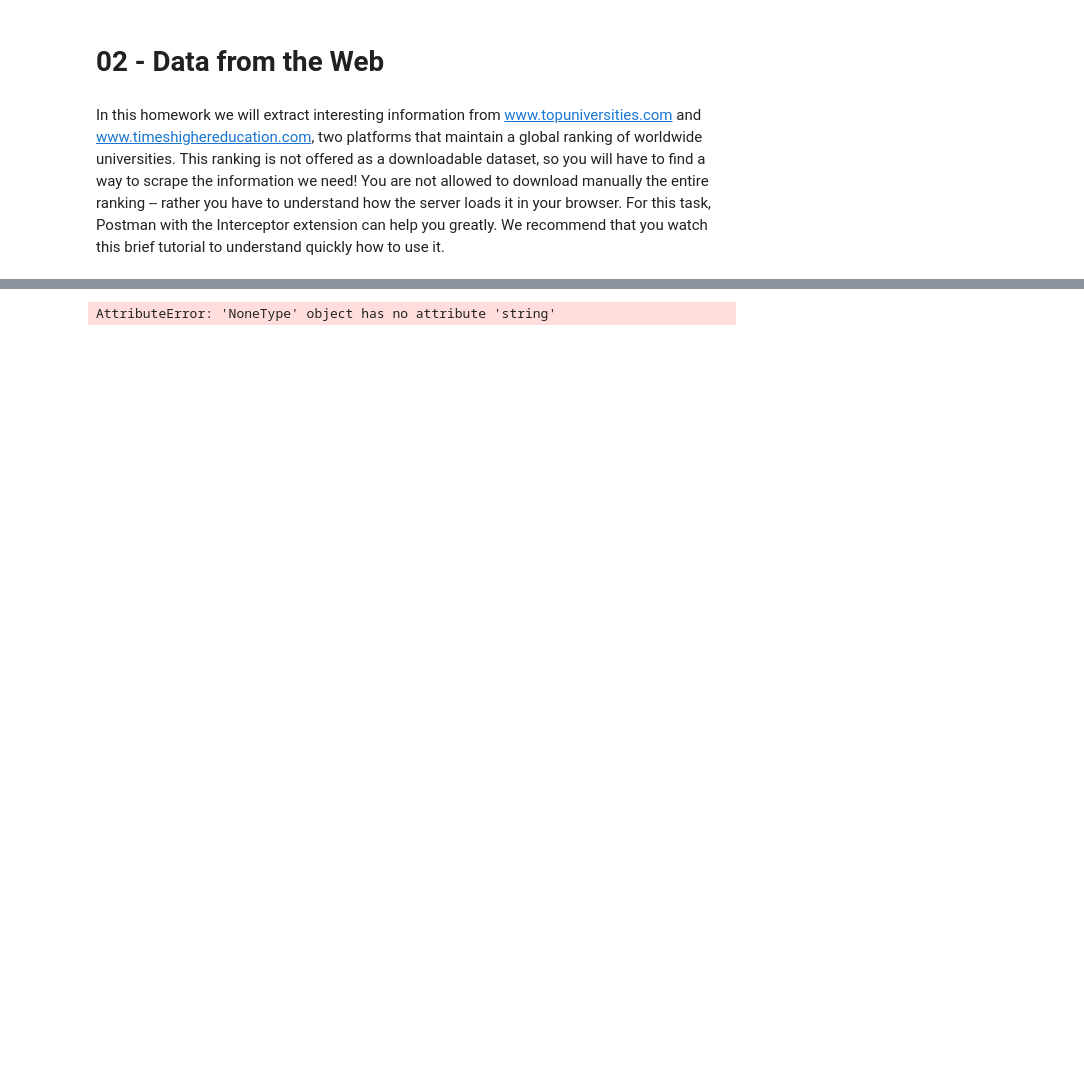
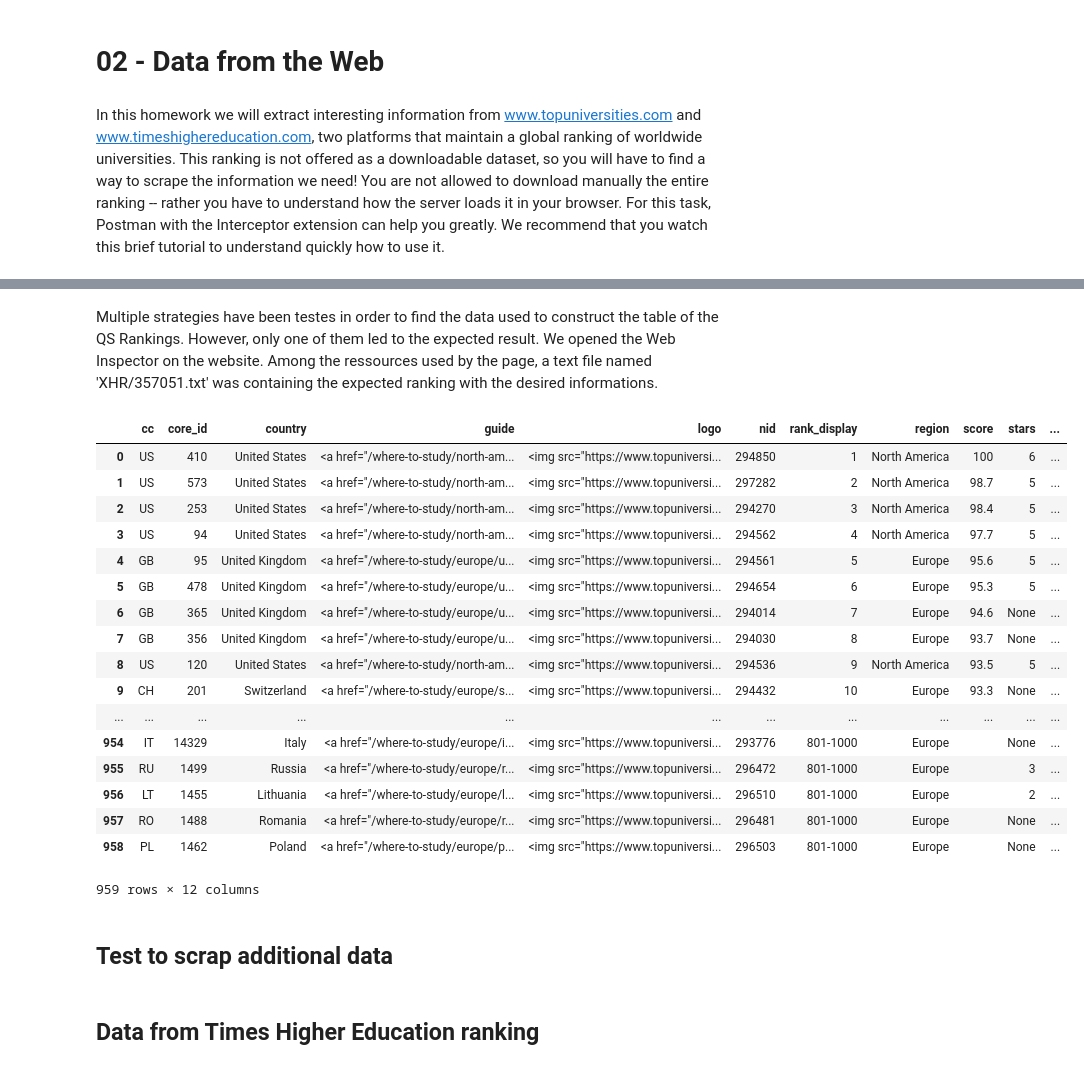
Before and after one commit to julied20/ada-2017, a Jupyter notebook: Homeworks/Homework02/Tristan_notebook.ipynb, the cells around one changed output, grey strips where cells are left out. Cells and saved outputs as stored; diff of their text form; code cells hidden in the pictures; blank space fills up the shorter version.

Commit message:
Data scraping complete

```diff
--- a/Homeworks/Homework02/Tristan_notebook.ipynb
+++ b/Homeworks/Homework02/Tristan_notebook.ipynb
@@ -12,5 +15,7 @@ import json
+# %% [markdown]
+Multiple strategies have been testes in order to find the data used to construct the table of the QS Rankings. However, only one of them led to the expected result. We opened the Web Inspector on the website. Among the ressources used by the page, a text file named 'XHR/357051.txt'  was containing the expected ranking with the desired informations.
 # %%
-URL = 'https://www.topuniversities.com/sites/default/files/qs-rankings-data/357051.txt?_=1508497791260'
-r = requests.get(URL)
-page_body = r.text
-soup = BeautifulSoup(page_body, 'html.parser')
+URL_QS = 'https://www.topuniversities.com/sites/default/files/qs-rankings-data/357051.txt?_=1508497791260'
+r = requests.get(URL_QS)
+page_body = r.json()
+qs_df = pd.DataFrame(page_body['data'])
@@ -22,4 +22,23 @@ type(soup)
-# %%
-comment = soup.find().string
-# %% [output]
-AttributeError: 'NoneType' object has no attribute 'string'
+# %%
+qs_df
+# %% [output]
+|  | cc | core_id | country | guide | logo | nid | rank_display | region | score | stars | ... |
+| 0 | US | 410 | United States | <a href="/where-to-study/north-am... | <img src="https://www.topuniversi... | 294850 | 1 | North America | 100 | 6 | ... |
+| 1 | US | 573 | United States | <a href="/where-to-study/north-am... | <img src="https://www.topuniversi... | 297282 | 2 | North America | 98.7 | 5 | ... |
+| 2 | US | 253 | United States | <a href="/where-to-study/north-am... | <img src="https://www.topuniversi... | 294270 | 3 | North America | 98.4 | 5 | ... |
+| 3 | US | 94 | United States | <a href="/where-to-study/north-am... | <img src="https://www.topuniversi... | 294562 | 4 | North America | 97.7 | 5 | ... |
+| 4 | GB | 95 | United Kingdom | <a href="/where-to-study/europe/u... | <img src="https://www.topuniversi... | 294561 | 5 | Europe | 95.6 | 5 | ... |
+| 5 | GB | 478 | United Kingdom | <a href="/where-to-study/europe/u... | <img src="https://www.topuniversi... | 294654 | 6 | Europe | 95.3 | 5 | ... |
+| 6 | GB | 365 | United Kingdom | <a href="/where-to-study/europe/u... | <img src="https://www.topuniversi... | 294014 | 7 | Europe | 94.6 | None | ... |
+| 7 | GB | 356 | United Kingdom | <a href="/where-to-study/europe/u... | <img src="https://www.topuniversi... | 294030 | 8 | Europe | 93.7 | None | ... |
+| 8 | US | 120 | United States | <a href="/where-to-study/north-am... | <img src="https://www.topuniversi... | 294536 | 9 | North America | 93.5 | 5 | ... |
+| 9 | CH | 201 | Switzerland | <a href="/where-to-study/europe/s... | <img src="https://www.topuniversi... | 294432 | 10 | Europe | 93.3 | None | ... |
+| ... | ... | ... | ... | ... | ... | ... | ... | ... | ... | ... | ... |
+| 954 | IT | 14329 | Italy | <a href="/where-to-study/europe/i... | <img src="https://www.topuniversi... | 293776 | 801-1000 | Europe |  | None | ... |
+| 955 | RU | 1499 | Russia | <a href="/where-to-study/europe/r... | <img src="https://www.topuniversi... | 296472 | 801-1000 | Europe |  | 3 | ... |
+| 956 | LT | 1455 | Lithuania | <a href="/where-to-study/europe/l... | <img src="https://www.topuniversi... | 296510 | 801-1000 | Europe |  | 2 | ... |
+| 957 | RO | 1488 | Romania | <a href="/where-to-study/europe/r... | <img src="https://www.topuniversi... | 296481 | 801-1000 | Europe |  | None | ... |
+| 958 | PL | 1462 | Poland | <a href="/where-to-study/europe/p... | <img src="https://www.topuniversi... | 296503 | 801-1000 | Europe |  | None | ... |
+959 rows × 12 columns
+# %% [markdown]
+## Test to scrap additional data
@@ -25,0 +52,2 @@ AttributeError: 'NoneType' object has no attribute 'string'
+# %% [markdown]
+## Data from Times Higher Education ranking
```
Also changed, not shown: parts of 8 cells of this notebook.
